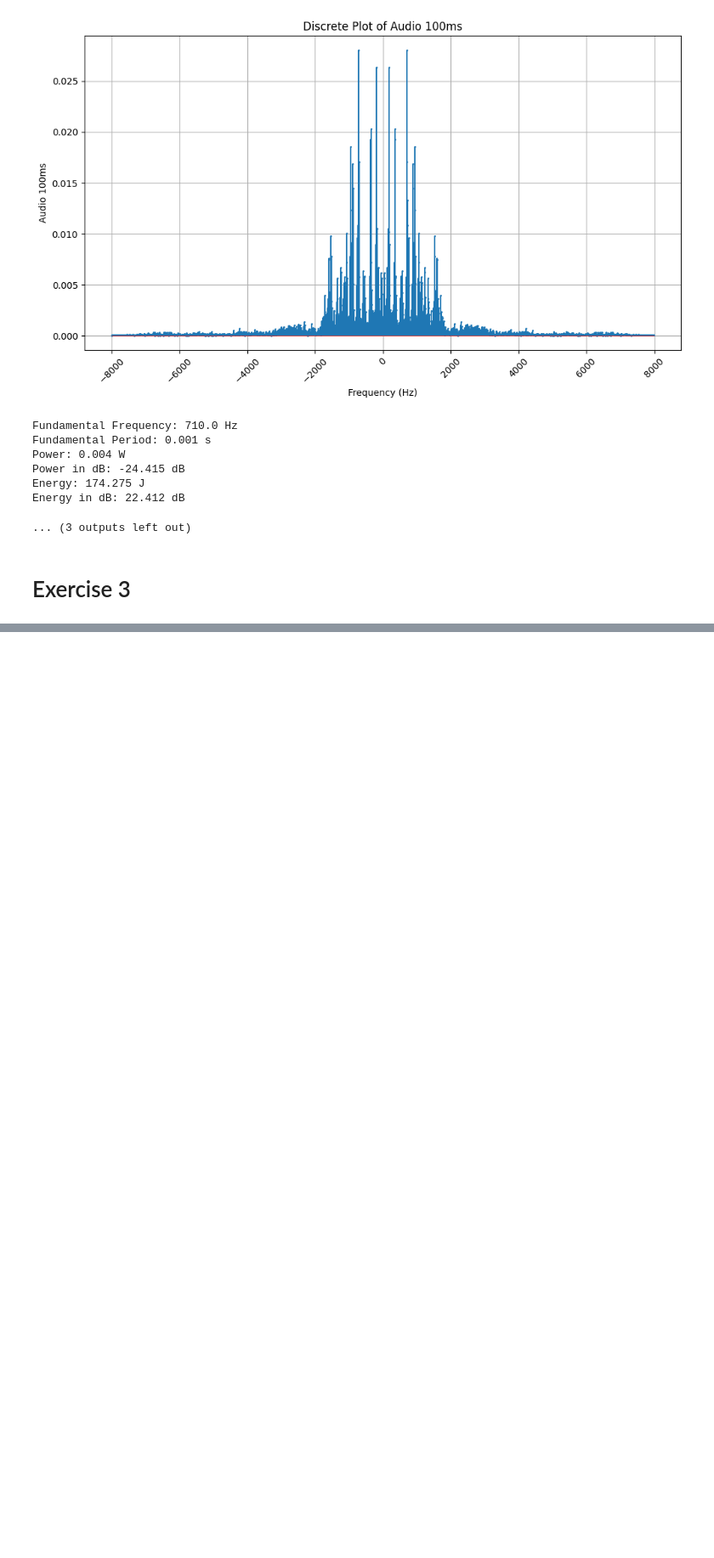
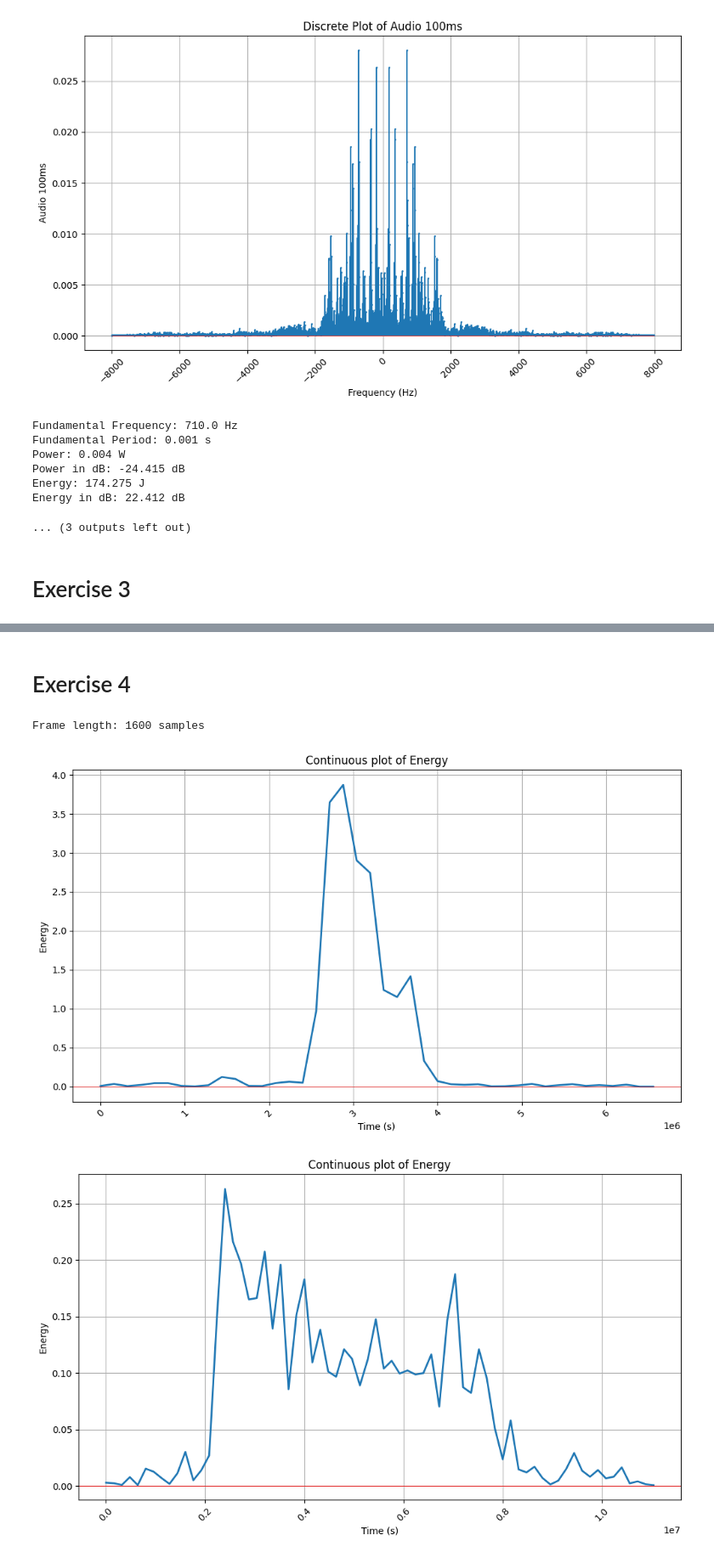
Before and after one commit to carlosedm10/college, a Jupyter notebook: TDS/P1/Prac1.ipynb, the cells around one changed output, grey strips where cells are left out. Shown at 85% size. Drawn from its saved outputs; the diff is of its cells as text; code cells hidden in the pictures; blank space fills up the shorter version.

```diff
--- a/TDS/P1/Prac1.ipynb
+++ b/TDS/P1/Prac1.ipynb
@@ -64,14 +62,16 @@ for audio in audios:
 # %% [markdown]
 # Exercise 2
 # %%
-muestras_audio= (15000, 14000, 1500, 18000,12300)
+muestras_audio = (15000, 14000, 1500, 18000, 12300)
 for i in range(len(audios)):
     freq, y = wavfile.read(audios[i])
-    y = y / 2 ** 15
-    time_scale= int(freq * 0.1)
-    time_vector= np.arange(time_scale) / 1000 # time in ms
-    audio_100ms = y[muestras_audio[i]:muestras_audio[i]+time_scale]
-    continuous_time_plot(time_vector,audio_100ms, variable_name="Audio 100ms", xlabel="Time (s)")
+    y = y / 2**15
+    time_scale = int(freq * 0.1)
+    time_vector = np.arange(time_scale) / 1000  # time in ms
+    audio_100ms = y[muestras_audio[i] : muestras_audio[i] + time_scale]
+    continuous_time_plot(
+        time_vector, audio_100ms, variable_name="Audio 100ms", xlabel="Time (s)"
+    )
 
     # Make a fast discrete fourier frecuency plot
     N = len(audio_100ms)
@@ -87,14 +87,13 @@ for i in range(len(audios)):
     print(f"Fundamental Frequency: {abs(f[index][0])} Hz")
     print(f"Fundamental Period: {round(1/abs(f[index][0]),3)} s")
 
-
     # Now we will calculate the power for each signal
-    power = (y ** 2).mean()
+    power = (y**2).mean()
     print(f"Power: {round(power,3)} W")
     print(f"Power in dB: {round(10 * np.log10(power),3)} dB")
 
     # Now we will calculate the energy for each signal
-    energy = np.sum(y ** 2)
+    energy = np.sum(y**2)
     print(f"Energy: {round(energy,3)} J")
     print(f"Energy in dB: {round(10 * np.log10(energy),3)} dB")
 # %% [output]
@@ -177,2 +188,51 @@ Frame length: 1600 samples
 [figure]
 [figure]
+# %% [markdown]
+# Exercise 4
+# %%
+# Now we will calculate the energy for each audio using overlapping frames
+energy_frames_all = []
+# Assuming the rest of the code remains the same
+print(f"Frame length: {frame_length} samples")
+overlap = frame_length // 2  # 50% of the frame_length
+
+for audio_index, audio in enumerate(audios):
+    freq, datos = wavfile.read(audio)
+    datos = datos / 2**15
+    frame_length = int(0.02 * freq)  # 20ms
+
+    energy_frames = []
+
+    # Calculate the energy for each signal by frames with 50% overlap
+    for frame in range(0, len(datos) - frame_length + 1, overlap):
+        energy_frames.append(np.sum(datos[frame : frame + frame_length] ** 2))
+
+    # Save the current audio's energy frames to the main list
+    energy_frames_all.append(energy_frames)
+
+    # Plot the energy for each audio
+    # Assuming continuous_time_plot is a function you have defined earlier or elsewhere
+    continuous_time_plot(
+        np.arange(len(energy_frames)) * freq * 10,
+        energy_frames,
+        variable_name="Energy",
+        xlabel="Time (s)",
+    )
+    # No need to clear energy_frames list since it's being redefined at the start of each loop
+# Showing all the plots at the same time:
+for index, energy_frames in enumerate(energy_frames_all):
+    plt.plot(
+        np.arange(len(energy_frames)) * freq * 10,
+        energy_frames,
+        label=f"Audio {index + 1}",
+    )
+
+plt.xlabel("Time (s)")
+plt.ylabel("Energy")
+plt.legend()
+plt.title("Energy comparison across audios")
+plt.show()
+# %% [output]
+Frame length: 1600 samples
+[figure, added]
+[figure, added]
```
Also changed, not shown: parts of 6 cells of this notebook, 1 other file.
